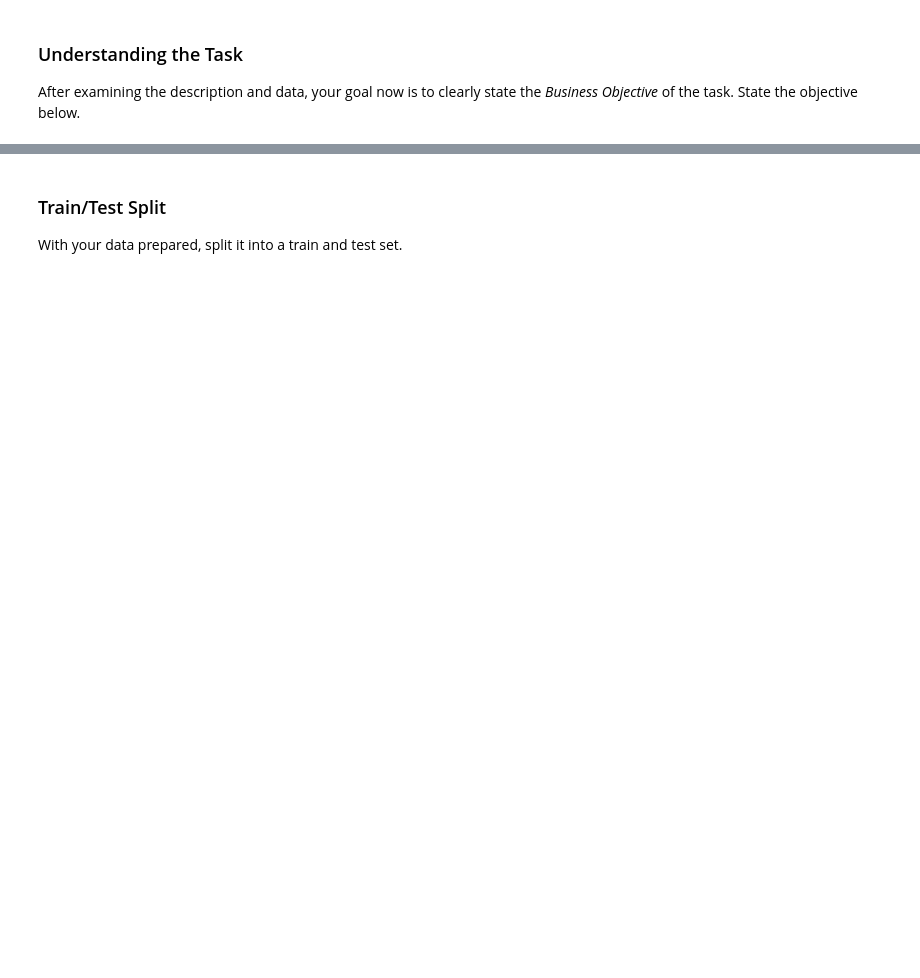
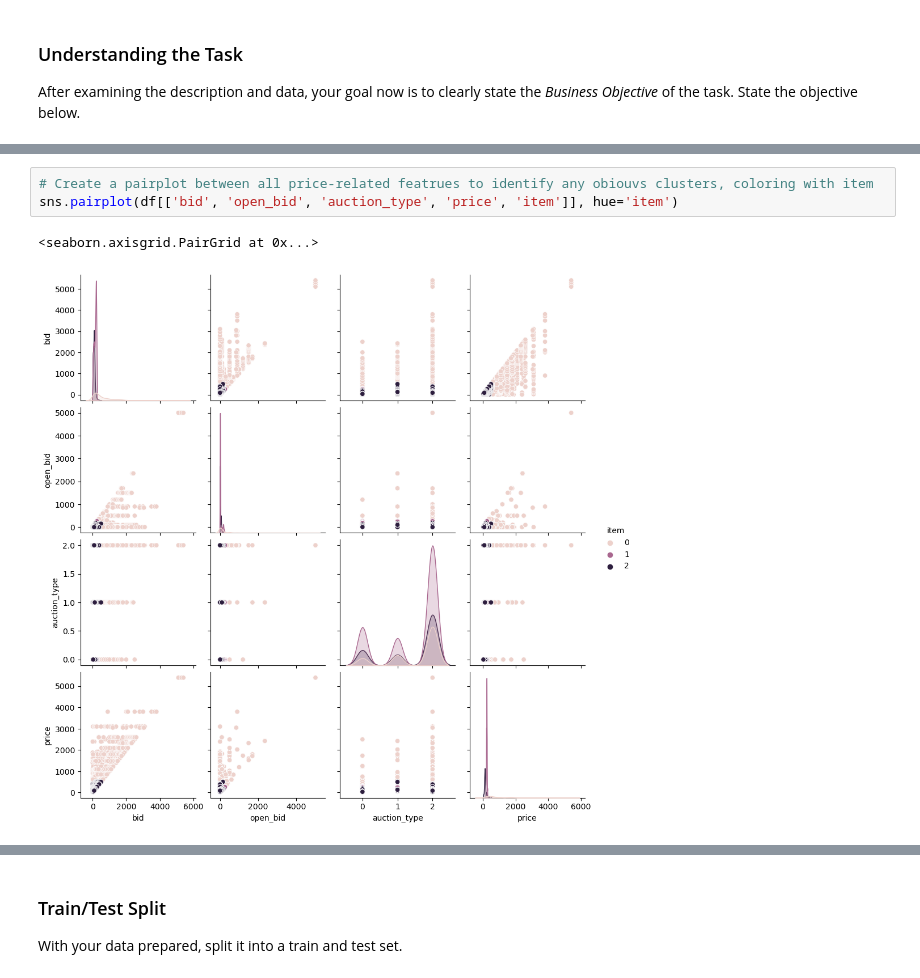
Before and after one commit to maximilien/auction-ai, a Jupyter notebook: auction-ai.ipynb, the cells around one changed output, grey strips where cells are left out. Cells and saved outputs as stored; diff of their text form; blank space fills up the shorter version.

```diff
--- a/auction-ai.ipynb
+++ b/auction-ai.ipynb
@@ -217,0 +239,6 @@ Now that you understand your business objective, we will build a basic model to
+# %%
+# Create a pairplot between all price-related featrues to identify any obiouvs clusters, coloring with item
+sns.pairplot(df[['bid', 'open_bid', 'auction_type', 'price', 'item']], hue='item')
+# %% [output]
+<seaborn.axisgrid.PairGrid at 0x...>
+[figure, added]
```
Also changed, not shown: parts of 28 cells of this notebook.
